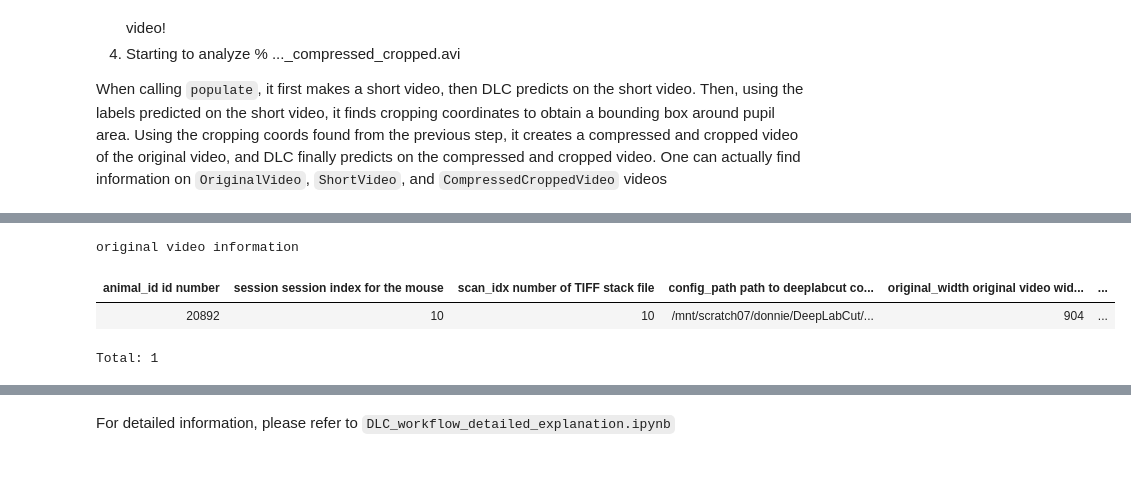
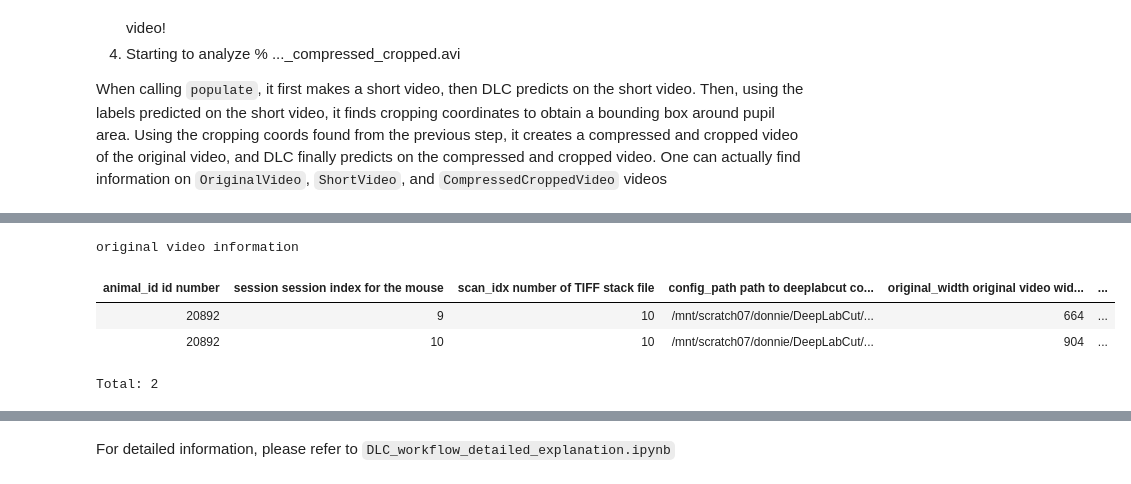
Before and after one commit to cajal/pipeline, a Jupyter notebook: python/example/how_to_use_DLC_pupil_tracking.ipynb, the cells around one changed output, grey strips where cells are left out. Saved outputs shown, nothing was run; the diff lists cells and outputs as text; code cells hidden in the pictures.

```diff
--- a/python/example/how_to_use_DLC_pupil_tracking.ipynb
+++ b/python/example/how_to_use_DLC_pupil_tracking.ipynb
@@ -32,8 +36,9 @@ When calling `populate`, it first makes a short video, then DLC predicts on the
 # %%
-pupil.TrackedLabelsDeeplabcut.OriginalVideo() & key
+pupil.TrackedLabelsDeeplabcut.OriginalVideo()
 # %% [output]
 original video information
 | animal_id id number | session session index for the mouse | scan_idx number of TIFF stack file | config_path path to deeplabcut co... | original_width original video wid... | ... |
+| 20892 | 9 | 10 | /mnt/scratch07/donnie/DeepLabCut/... | 664 | ... |
 | 20892 | 10 | 10 | /mnt/scratch07/donnie/DeepLabCut/... | 904 | ... |
-Total: 1
+Total: 2
 # %%
```
Also changed, not shown: parts of 6 cells of this notebook.
